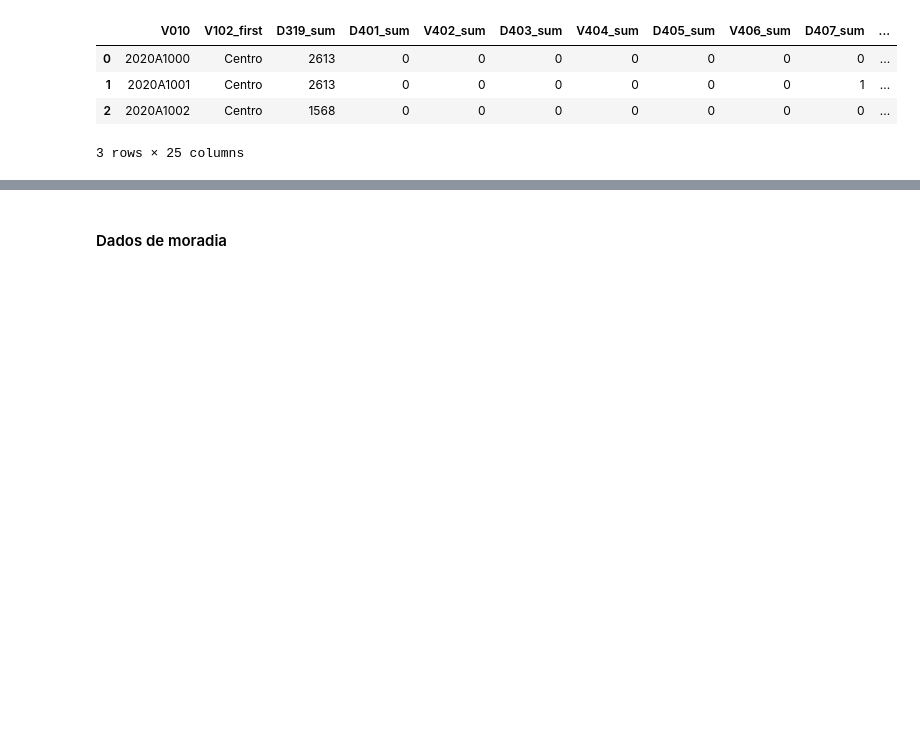
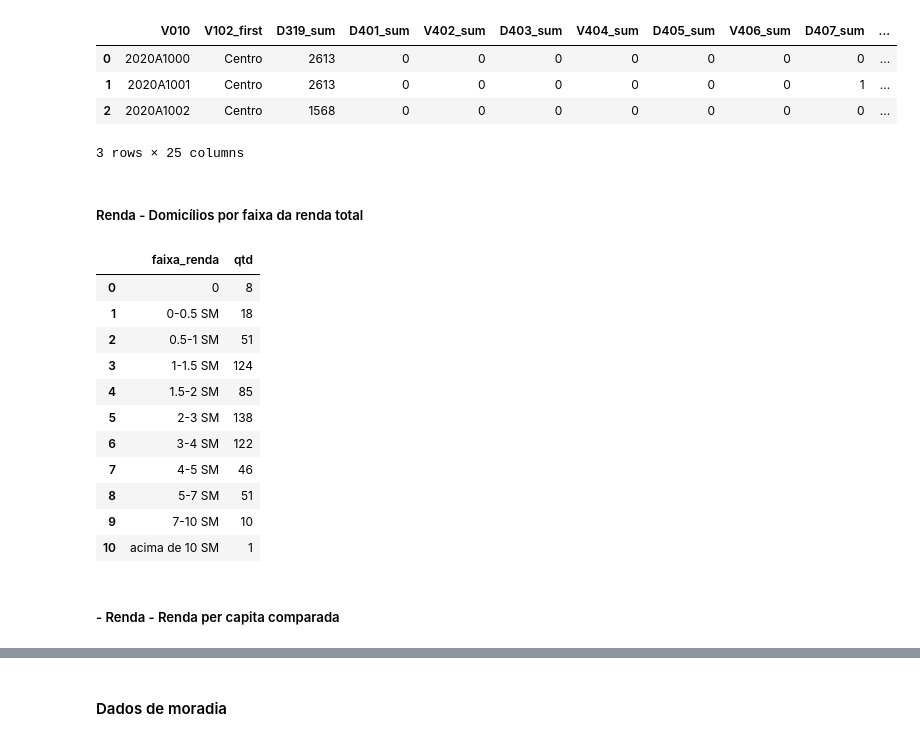
Before and after one commit to afonsosr2/datathon-grupo51, a Jupyter notebook: notebooks/PSE_2020.ipynb, the cells around one changed output, grey strips where cells are left out. Drawn from its saved outputs; the diff is of its cells as text; code cells hidden in the pictures; blank space fills up the shorter version.

```diff
--- a/notebooks/PSE_2020.ipynb
+++ b/notebooks/PSE_2020.ipynb
@@ -731,0 +743,22 @@ valores = [
+# %% [markdown]
+##### Renda - Domicílios por faixa da renda total
+# %%
+domicilios_por_faixa_renda = dados.D425.value_counts().to_frame()
+domicilios_por_faixa_renda.index = ["2-3 SM", "1-1.5 SM", "3-4 SM", "1.5-2 SM", "5-7 SM", "0.5-1 SM",
+                                    "4-5 SM", "0-0.5 SM", "7-10 SM", "0", "acima de 10 SM"]
+domicilios_por_faixa_renda = domicilios_por_faixa_renda.sort_index().reset_index()
+domicilios_por_faixa_renda.columns = ["faixa_renda", "qtd"]
+domicilios_por_faixa_renda
+# %% [output]
+|  | faixa_renda | qtd |
+| 0 | 0 | 8 |
+| 1 | 0-0.5 SM | 18 |
+| 2 | 0.5-1 SM | 51 |
+| 3 | 1-1.5 SM | 124 |
+| 4 | 1.5-2 SM | 85 |
+| 5 | 2-3 SM | 138 |
+| 6 | 3-4 SM | 122 |
+| 7 | 4-5 SM | 46 |
+| 8 | 5-7 SM | 51 |
+| 9 | 7-10 SM | 10 |
+| 10 | acima de 10 SM | 1 |
@@ -731,0 +788,2 @@ valores = [
+# %% [markdown]
+##### - Renda  - Renda per capita comparada
```
Also changed, not shown: parts of 39 cells of this notebook.
